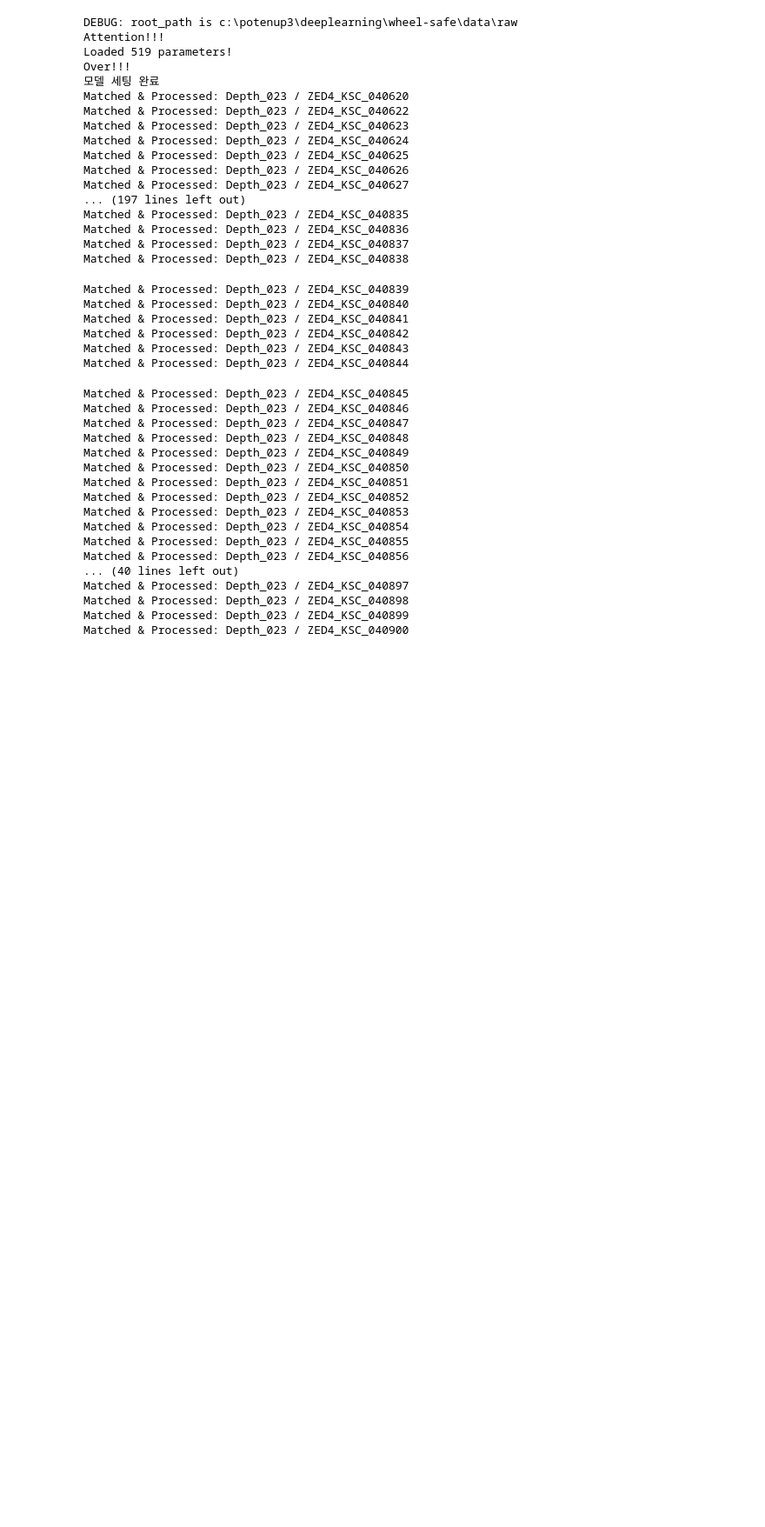
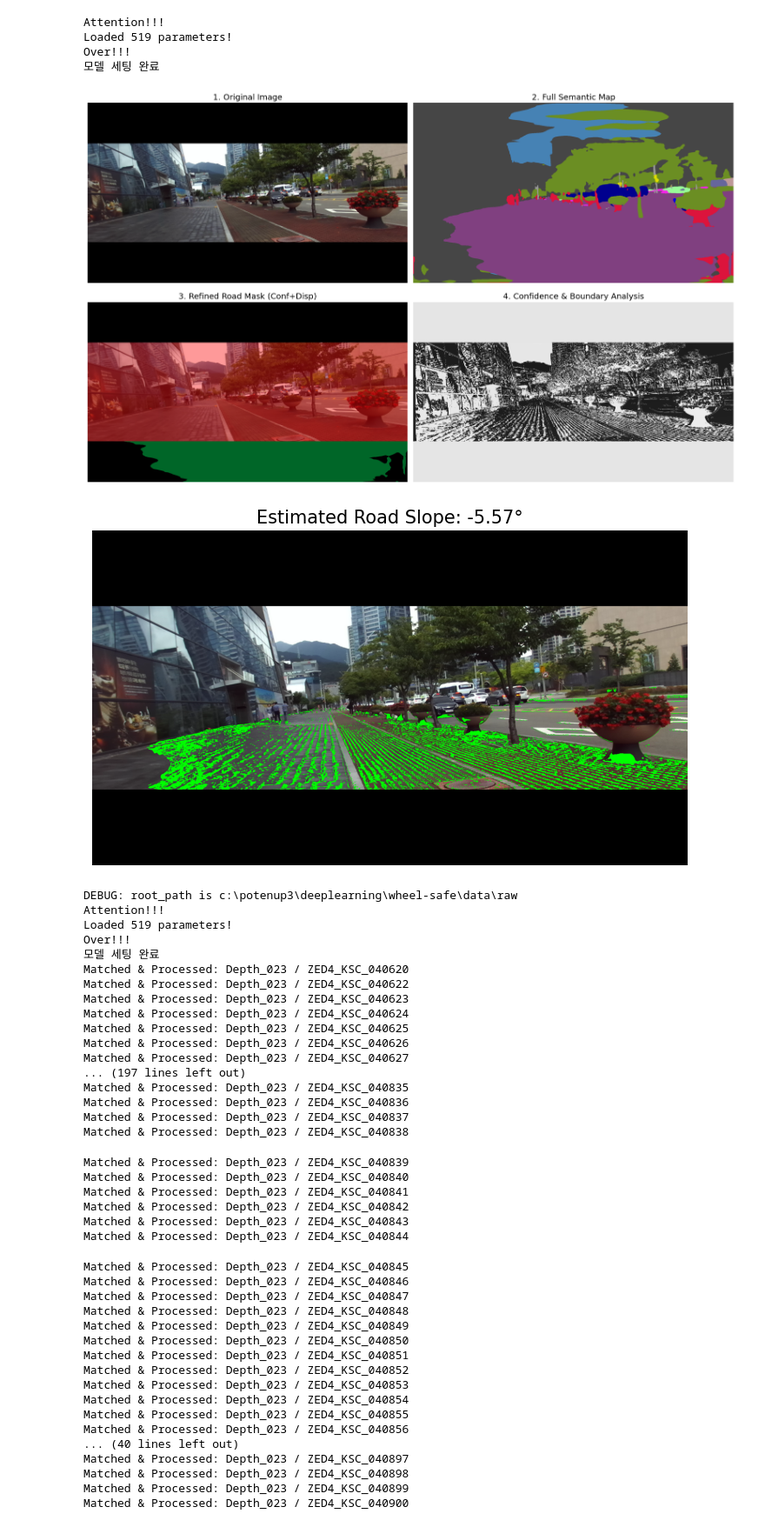
Before and after one commit to PU3-Lab/wheel-safe, a Jupyter notebook: notebooks/run_slope_pipline.ipynb, the cells around one changed output. Shown at 87% size. Drawn from its saved outputs; the diff is of its cells as text; code cells hidden in the pictures; blank space fills up the shorter version.

Commit message:
run_slope_pipeline_hw

```diff
--- a/notebooks/run_slope_pipline.ipynb
+++ b/notebooks/run_slope_pipline.ipynb
@@ -44,3 +44,46 @@ Over!!!
+# %%
+import cv2
+import numpy as np
+
+from lib.utils.path import raw_data_path
+from v3.slope_pipeline import COLOR_MAP, SlopePipeline
+from v3.viz_map import report_2, report_road
+
+image_names = ['ZED4_KSC_040782']
+
+foder_nums = ['023']
+
+slope_pipeline = SlopePipeline()
+
+for _, (name, num) in enumerate(list(zip(image_names, foder_nums, strict=False))):
+    folder_path = raw_data_path(num)
+    conf_file = folder_path / f'Depth_{num}.conf'
+    img_path = folder_path / f'{name}_left.png'
+    conf_img = folder_path / f'{name}_confidence.png'
+    disp_img = folder_path / f'{name}_disp16.png'
+
+    disp_map = cv2.imread(str(disp_img), cv2.IMREAD_UNCHANGED).astype(np.float32) / 16
+    conf_map = (
+        cv2.imread(str(conf_img), cv2.IMREAD_UNCHANGED).astype(np.float32) / 255.0
+    )
+
+    slope_pipeline.set_config_params(conf_file)
+
+    pred, img = slope_pipeline.run(img_path)
+    slope, mask = slope_pipeline.estimate(conf_map, disp_map)
+
+    palette = np.array(COLOR_MAP, dtype=np.uint8)
+    report_2(img_path, pred, conf_map, disp_map, palette)
+
+    if slope is not None:
+        report_road(img_path, mask, slope)
+# %% [output]
+Attention!!!
+Loaded 519 parameters!
+Over!!!
+모델 세팅 완료
+[figure, added]
+[figure, added]
 # %%
 from lib.utils.path import raw_path
 from v3.create_labels import save_to_csv
```
Also changed, not shown: parts of 1 cell of this notebook, 1 other file.
